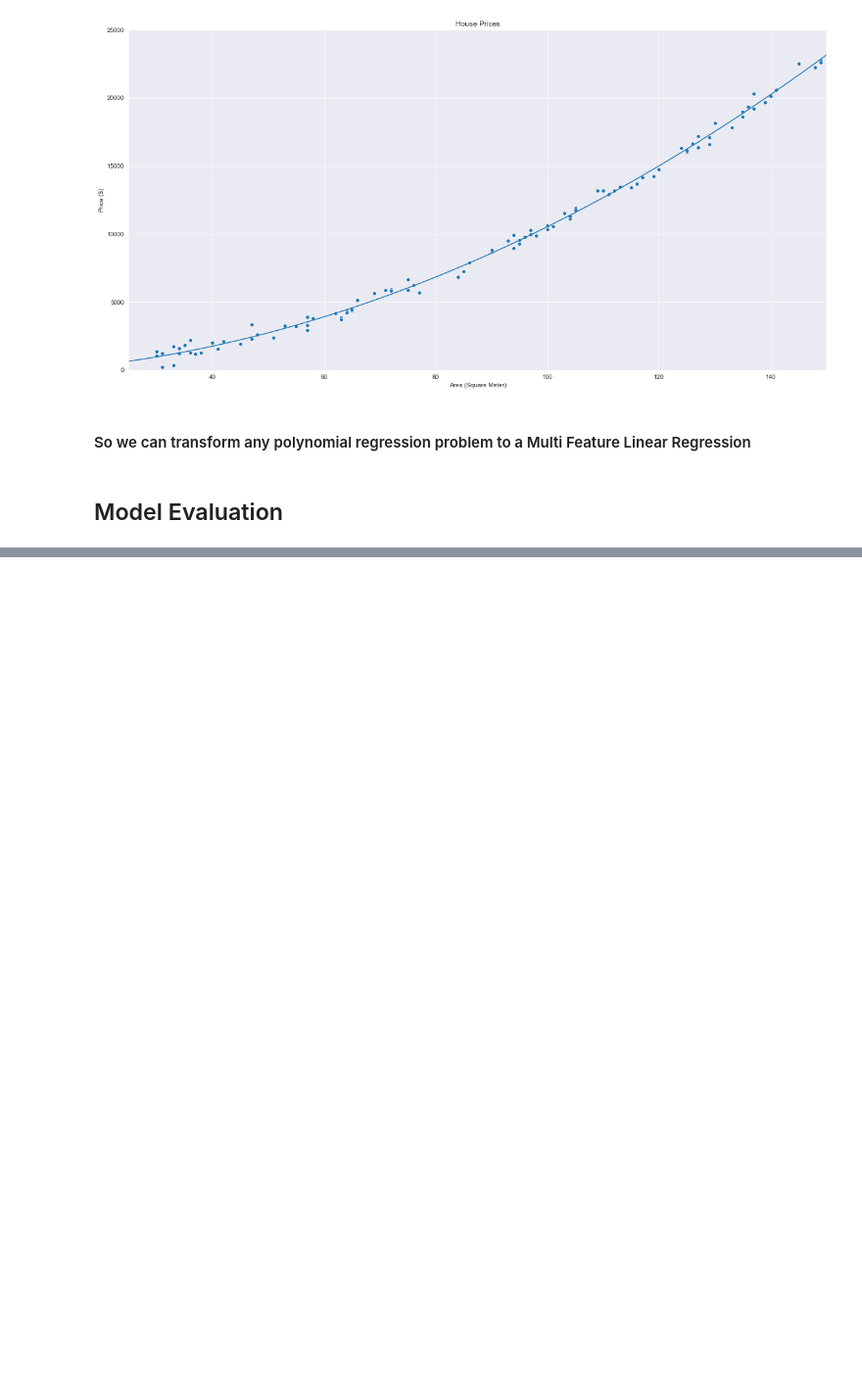
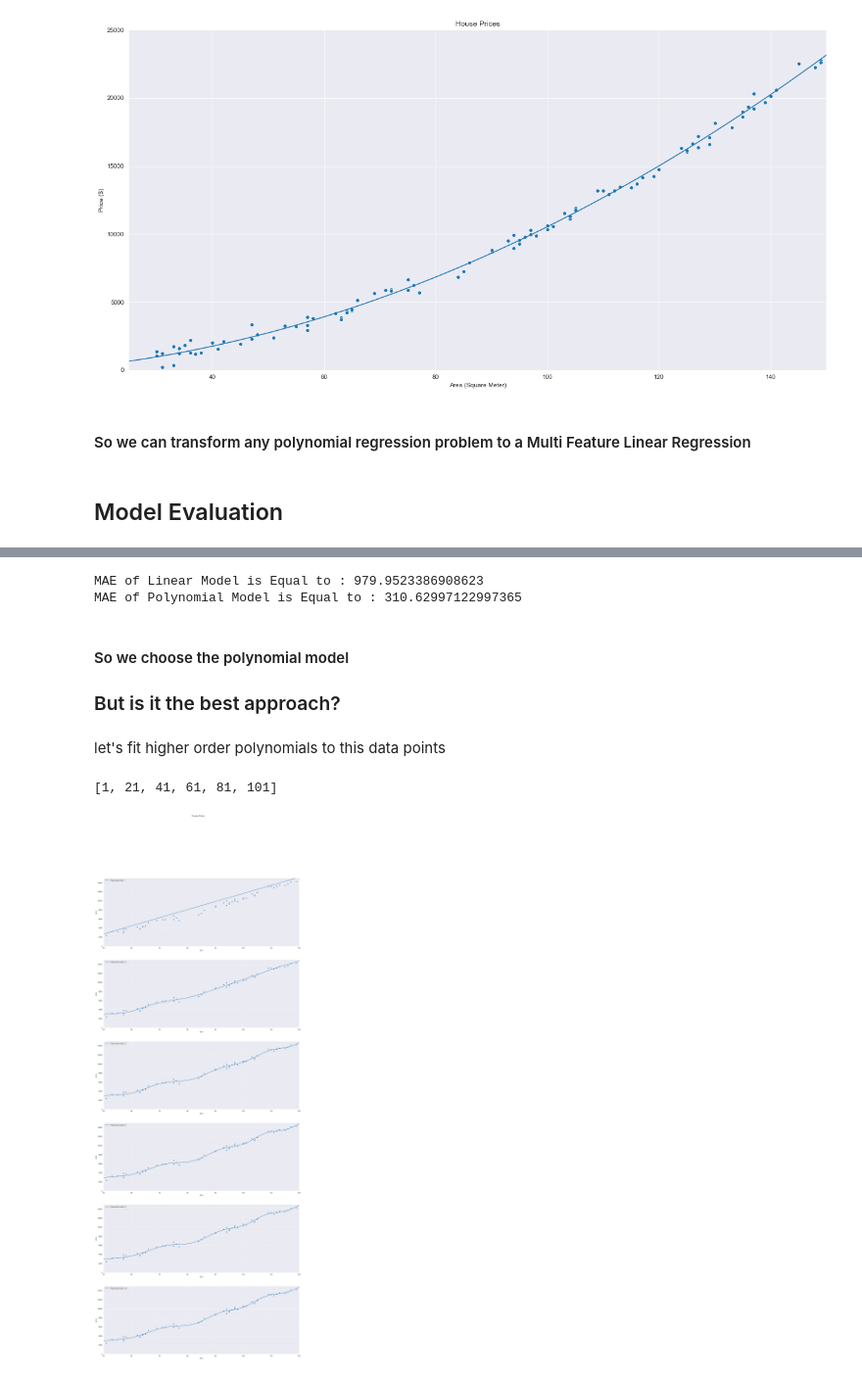
Before and after one commit to SoheilKoohi/ml_course, a Jupyter notebook: 01_linear_regression.ipynb, the cells around one changed output, grey strips where cells are left out. Shown at 98% size. Cells and saved outputs as stored; diff of their text form; code cells hidden in the pictures; blank space fills up the shorter version.

```diff
--- a/01_linear_regression.ipynb
+++ b/01_linear_regression.ipynb
@@ -407,0 +445,8 @@ plt.show()
+# %%
+y_true = dataset_df["price"].values.reshape(-1, 1)
+x_true = dataset_df["area"].values.reshape(-1, 1)
+y_pred_lin = a_1_lin * x_true + a_2_lin
+y_pred_pol = a_1_pol * x_true ** 2 + a_2_pol * x_true + a_3_pol
+outputs = np.array([y_true, y_pred_lin, y_pred_pol]).T.squeeze()
+outputs_df = pd.DataFrame(outputs, columns=["y_true", "y_linear", "y_polynomial"])
+outputs_df.head(20)
@@ -407,0 +471,39 @@ plt.show()
+# %%
+mae_linear = np.mean(np.abs(outputs_df["y_true"] - outputs_df["y_linear"]))
+mae_polynomial = np.mean(np.abs(outputs_df["y_true"] - outputs_df["y_polynomial"]))
+print("MAE of Linear Model is Equal to : {0}".format(mae_linear))
+print("MAE of Polynomial Model is Equal to : {0}".format(mae_polynomial))
+# %% [output]
+MAE of Linear Model is Equal to : 979.9523386908623
+MAE of Polynomial Model is Equal to : 310.62997122997365
+# %% [markdown]
+<h4> So we choose the polynomial model</h4>
+<h3> But is it the best approach?</h3>
+# %% [markdown]
+<p>let's fit higher order polynomials to this data points</p>
+# %%
+polynomial_degrees = list(range(1, 102, 20))
+# polynomial_degrees = [polynomial_degrees[2]]
+print(polynomial_degrees)
+# %% [output]
+[1, 21, 41, 61, 81, 101]
+# %%
+# plt.figure(figsize=(20,10))
+fig, axs = plt.subplots(len(polynomial_degrees),figsize=(20,50))
+fig.suptitle("House Prices")
+plt.xlabel("Area (Square Meter)")
+plt.ylabel("Price ($)")
+x_plot = np.linspace(0, 200, 1000).reshape(-1,1)
+for i, degree in enumerate(polynomial_degrees):
+    weights = np.polyfit(x_true.squeeze(), y_true.squeeze(), degree)
+    polynomial = np.poly1d(weights)
+    y_polynomial = polynomial(x_plot)
+    outputs_df["Polynomial_order_{0}".format(degree)] = polynomial(x_true)
+    sns.scatterplot(data=dataset_df,x="area", y="price", ax=axs[i])
+    axs[i].plot(x_plot, y_polynomial, label="Polynomial order {0}".format(degree))
+    axs[i].legend()
+    axs[i].set_ylim(0, 15000)
+    axs[i].set_xlim(50, 120)
+# plt.show()
+# %% [output]
+[figure, added]
```
Also changed, not shown: parts of 17 cells of this notebook.
